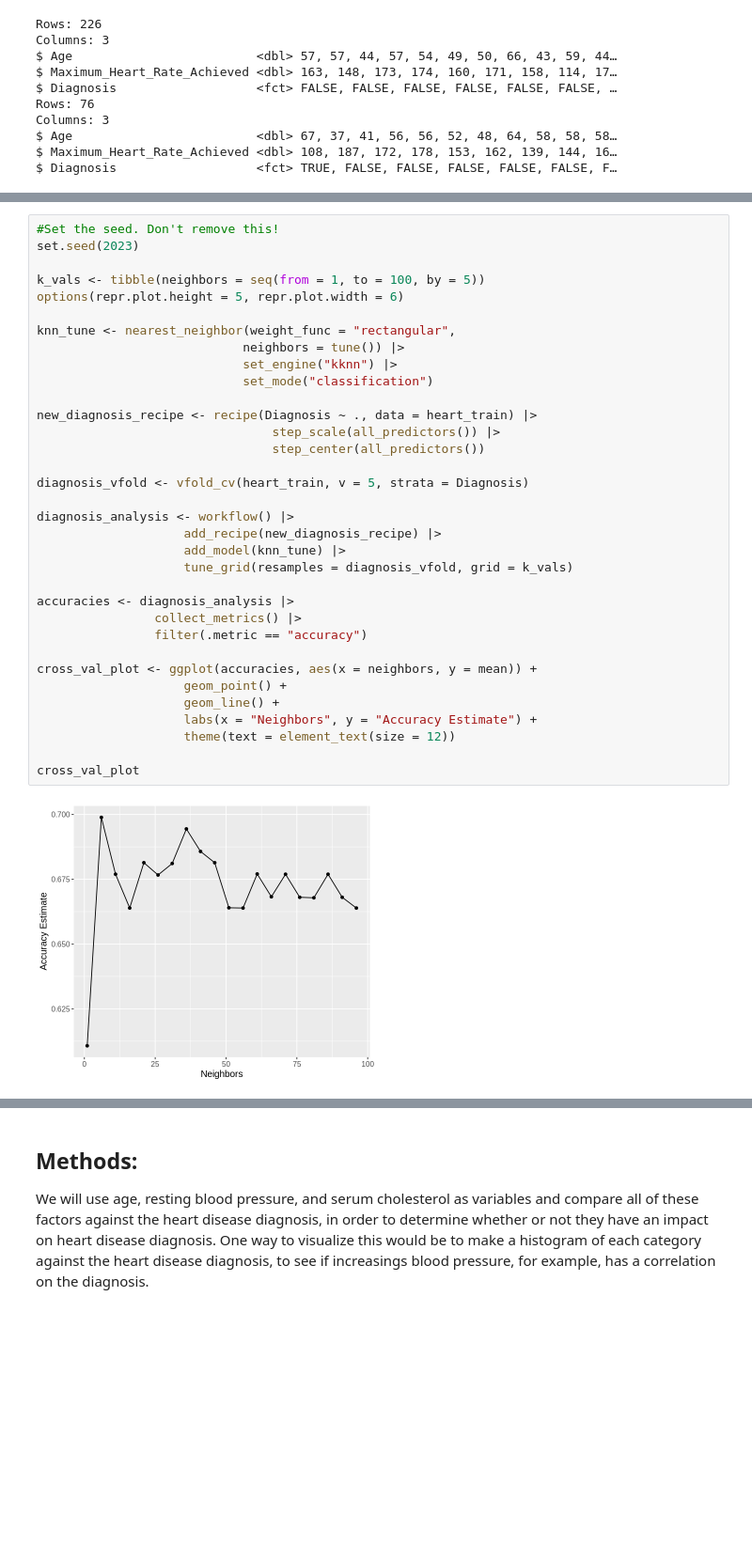
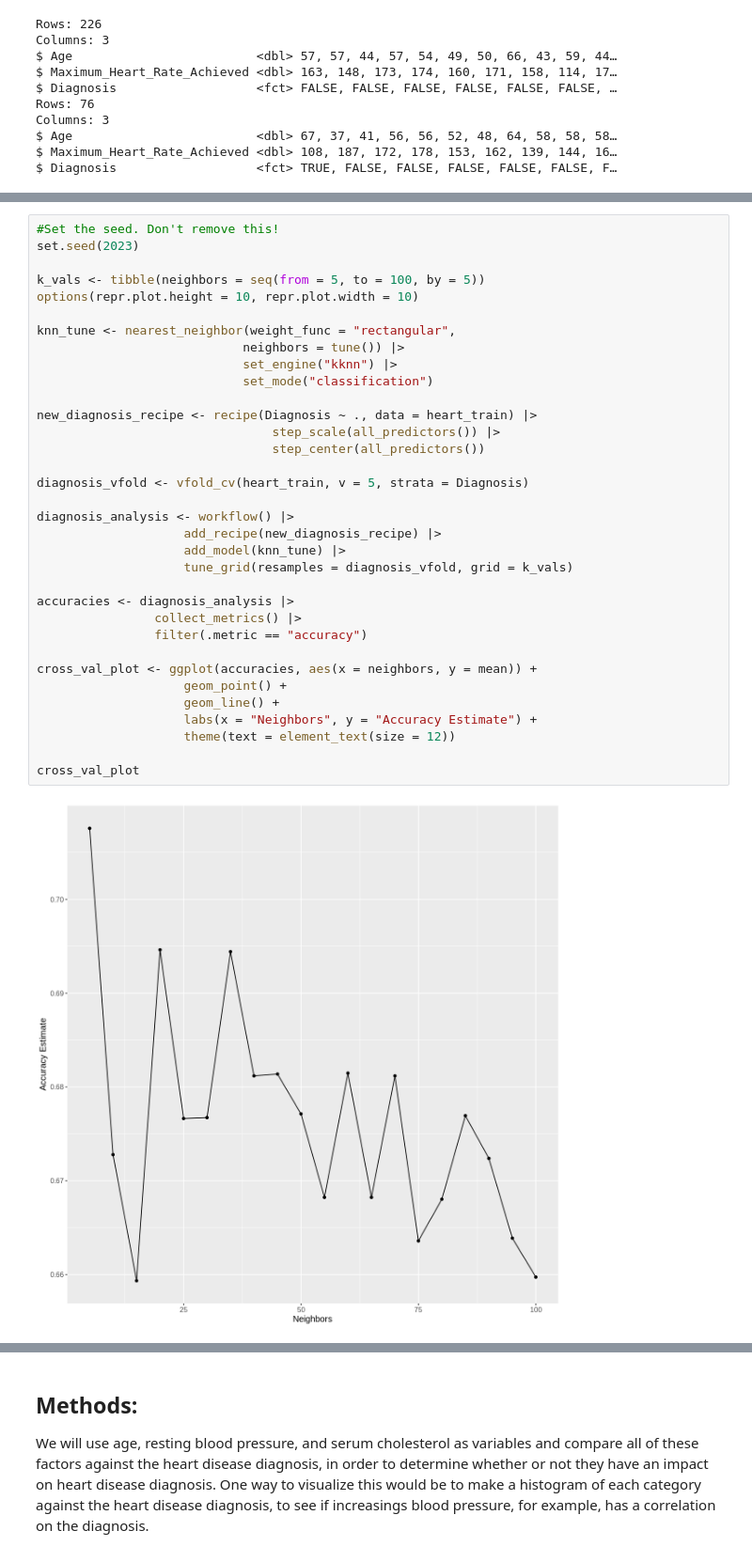
Before and after one commit to Parsapk1/NEW_DSCI_PROJECT, a Jupyter notebook: DSCI100_Project.ipynb, the cells around one changed output, grey strips where cells are left out. Shown at 94% size. Saved outputs shown, nothing was run; the diff lists cells and outputs as text; blank space fills up the shorter version.

```diff
--- a/DSCI100_Project.ipynb
+++ b/DSCI100_Project.ipynb
@@ -151,36 +187,36 @@ A tibble: 6 × 2
 #Set the seed. Don't remove this!
 set.seed(2023)
 
-k_vals <- tibble(neighbors = seq(from = 1, to = 100, by = 5))
-options(repr.plot.height = 5, repr.plot.width = 6)
+k_vals <- tibble(neighbors = seq(from = 5, to = 100, by = 5))
+options(repr.plot.height = 10, repr.plot.width = 10)
 
 knn_tune <- nearest_neighbor(weight_func = "rectangular",
                             neighbors = tune()) |>
                             set_engine("kknn") |>
                             set_mode("classification")
 
 new_diagnosis_recipe <- recipe(Diagnosis ~ ., data = heart_train) |>
                                 step_scale(all_predictors()) |>
                                 step_center(all_predictors())
 
 diagnosis_vfold <- vfold_cv(heart_train, v = 5, strata = Diagnosis)
 
 diagnosis_analysis <- workflow() |>
                     add_recipe(new_diagnosis_recipe) |>
                     add_model(knn_tune) |>
                     tune_grid(resamples = diagnosis_vfold, grid = k_vals)
 
 accuracies <- diagnosis_analysis |>
                 collect_metrics() |>
                 filter(.metric == "accuracy")
 
 cross_val_plot <- ggplot(accuracies, aes(x = neighbors, y = mean)) +
                     geom_point() +
                     geom_line() +
                     labs(x = "Neighbors", y = "Accuracy Estimate") +
                     theme(text = element_text(size = 12))
 
 cross_val_plot
 # %% [output]
-[figure, old version]
+[figure, new version]
 # %%
```
Also changed, not shown: parts of 11 cells of this notebook.
